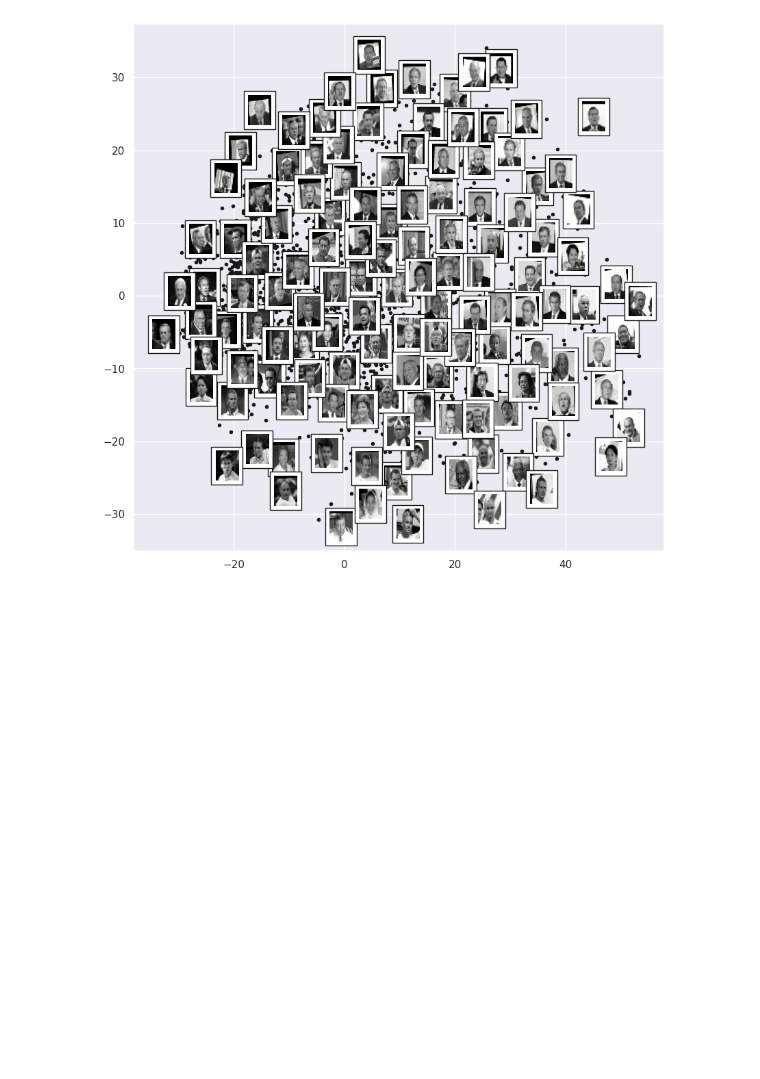
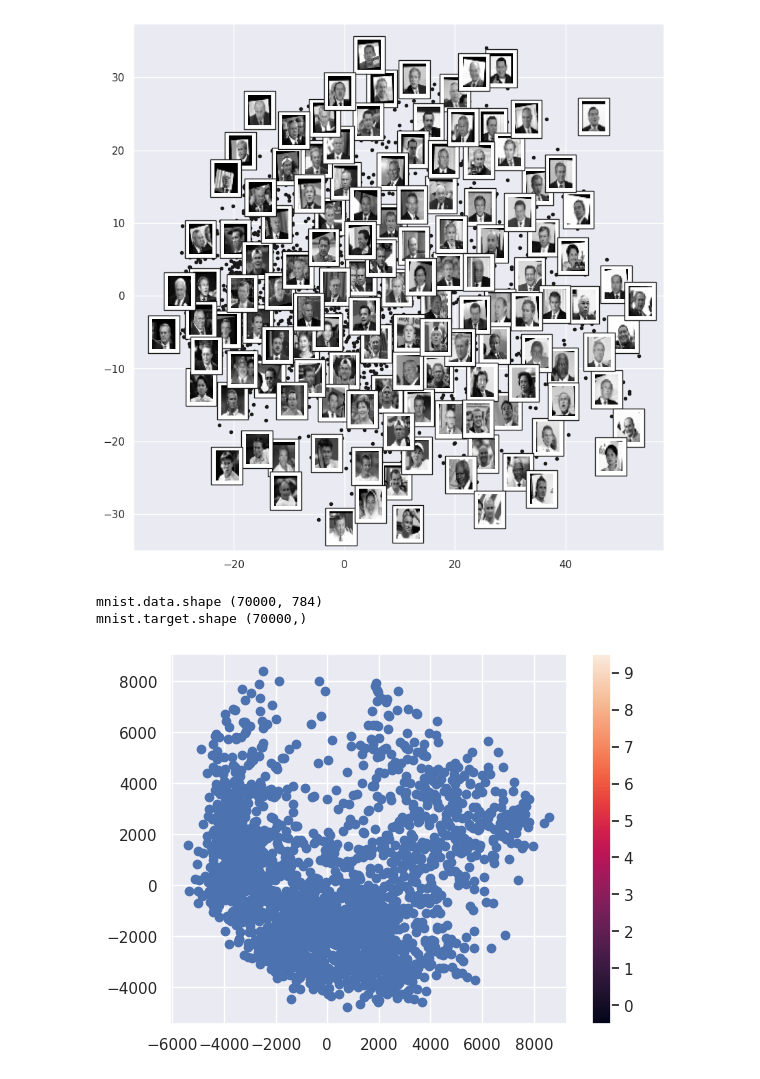
Before and after one commit to Sergo448/O-Reily_ML_1, a Jupyter notebook: ML_3-MDS-LLE-Isomap.ipynb, the cells around one changed output. Saved outputs shown, nothing was run; the diff lists cells and outputs as text; code cells hidden in the pictures; blank space fills up the shorter version.

Commit message:
Isomap mnist

```diff
--- a/ML_3-MDS-LLE-Isomap.ipynb
+++ b/ML_3-MDS-LLE-Isomap.ipynb
@@ -227,3 +203,11 @@ mnist.info
+# %%
+mnist = fetch_openml('mnist_784', version=1, cache=True)
+# %%
+print('mnist.data.shape', mnist.data.shape)
+print('mnist.target.shape', mnist.target.shape)
+# %% [output]
+mnist.data.shape (70000, 784)
+mnist.target.shape (70000,)
 # %%
 fig, ax = plt.subplots(6, 8, subplot_kw=dict(xticks=[], yticks=[]))
 for i, axi in enumerate(ax.flat):
@@ -231,8 +215,13 @@ for i, axi in enumerate(ax.flat):
 # %%
+#mnist_data = mnist["data"].T
+#mnist_label = mnist["label"][0]
 data = mnist.data[::30]
 target = mnist.target[::30]
-
+# c = ['#1f77b4', '#ff7f0e', '#2ca02c', '#d62728', '#9467bd', '#8c564b', '#e377c2', '#7f7f7f', '#bcbd22', '#17becf']
 model = Isomap(n_components=2)
 proj = model.fit_transform(data)
-plt.scatter(proj[:, 0], proj[:, 1], c=target, cmap=plt.cm.get_cmap('jet', 10))
+plt.scatter(proj[:, 0], proj[:, 1], c = cmap=plt.cm.get_cmap('jet', 10))
 plt.colorbar(ticks=range(10))
+plt.clim(-0.5, 9.5);
+# %% [output]
+[figure, added]
```
Also changed, not shown: parts of 17 cells of this notebook, 1 other file.
